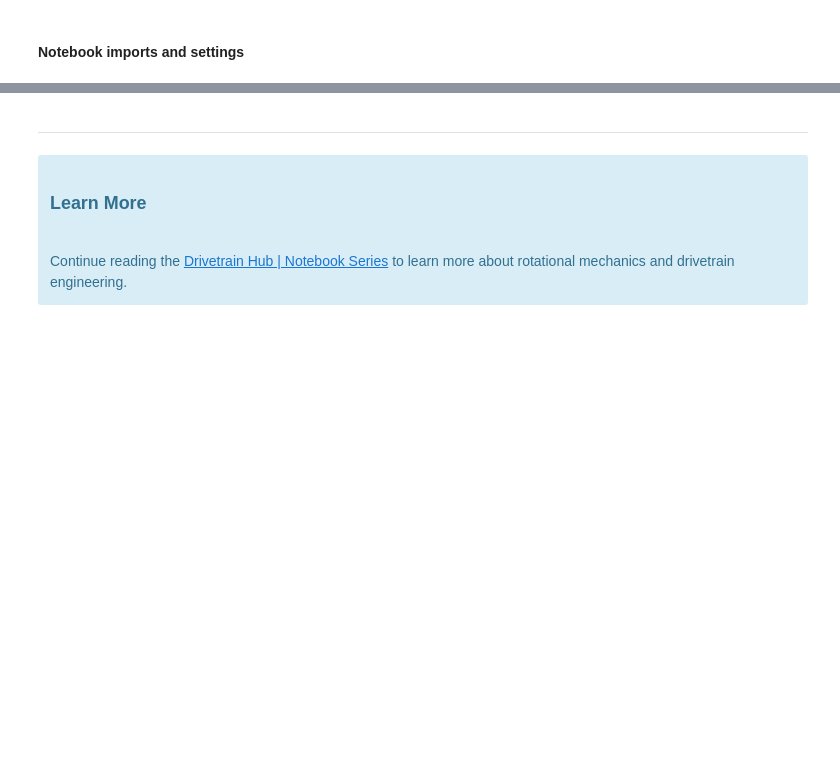
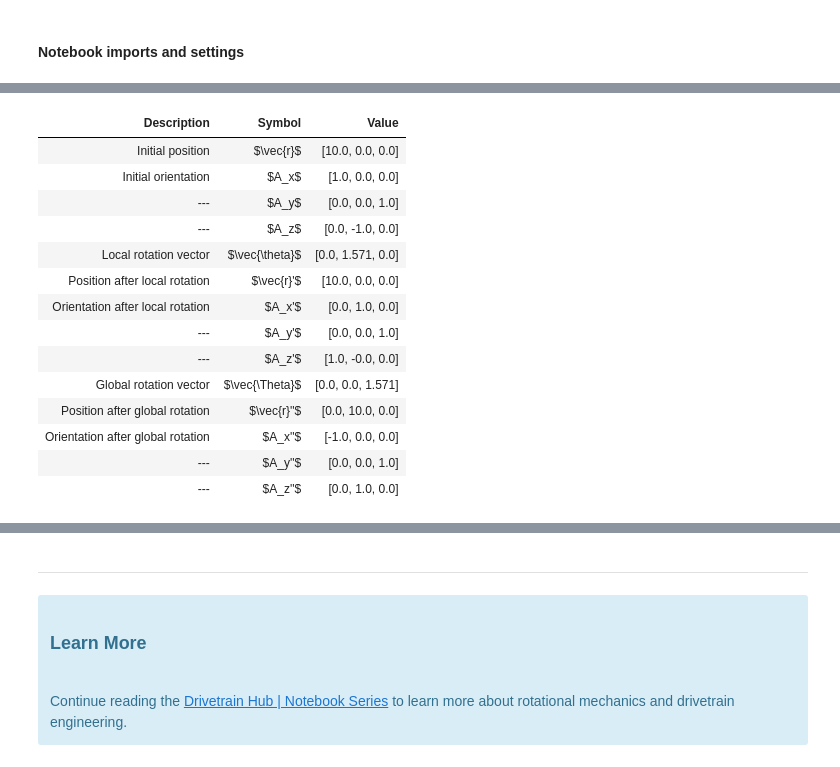
Before and after one commit to drivetrainhub/notebooks-fundamentals, a Jupyter notebook: rotational_mechanics/Chapter 1 - Math Primer.ipynb, the cells around one changed output, grey strips where cells are left out. Saved outputs shown, nothing was run; the diff lists cells and outputs as text; code cells hidden in the pictures; blank space fills up the shorter version.

```diff
--- a/rotational_mechanics/Chapter 1 - Math Primer.ipynb
+++ b/rotational_mechanics/Chapter 1 - Math Primer.ipynb
@@ -267,0 +1180,93 @@ TODO
+# %%
+# GIVEN
+# -----
+# body rotation matrix
+rot = [[1., 0, 0], [0, 0, 1], [0, -1, 0]]  # +pi/2 about x-axis
+
+# body position vector
+pos = [10., 0, 0]
+
+# local rotation vector
+theta_local = [0, pi / 2, 0]
+
+# global rotation vector
+theta_global = [0, 0, pi / 2]
+
+# validation
+rot = np.array(rot)
+if not mp.is_orthogonal(rot):
+    raise ValueError("Rotation matrix defining object orientation must be orthogonal.")
+
+# SOLUTION 1
+# ----------
+# rotate about an axis in local coord sys
+theta_local_magnitude = mp.vector_magnitude(*theta_local)
+rotation_matrix_passive_local = mp.rotation_matrix_about_axis(theta_local_magnitude, theta_local)
+rot_after_local = mp.transform_rotate_axes(rotation_matrix_passive_local, rot)
+pos_after_local = pos
+
+# SOLUTION 2
+# ----------
+# rotate about an axis in global coord sys
+theta_global_magnitude = mp.vector_magnitude(*theta_global)
+rotation_matrix_passive_global = mp.rotation_matrix_about_axis(theta_global_magnitude, theta_global)
+pos_after_global = mp.transform_rotate_vector(rotation_matrix_passive_global, pos_after_local)
+
+# express the rotation vector in the local frame
+theta_global_in_local = mp.transform_vector_in_coord_sys(rot_after_local, theta_global)
+rotation_matrix_passive_global_in_local = mp.rotation_matrix_about_axis(theta_global_magnitude, theta_global_in_local)
+rot_after_global = mp.transform_rotate_axes(rotation_matrix_passive_global_in_local, rot_after_local)
+
+# DISPLAY RESULTS
+# ---------------
+data = [
+    ['Initial position', '$\\vec{r}$', pos],
+    ['Initial orientation', '$A_x$', rot[0]],
+    ['---', '$A_y$', rot[1]],
+    ['---', '$A_z$', rot[2]],
+    ['Local rotation vector', '$\\vec{\\theta}$', theta_local],
+    ['Position after local rotation', "$\\vec{r}'$", pos_after_local],
+    ['Orientation after local rotation', "$A_x'$", rot_after_local[0]],
+    ['---', "$A_y'$", rot_after_local[1]],
+    ['---', "$A_z'$", rot_after_local[2]],
+    ['Global rotation vector', '$\\vec{\\Theta}$', theta_global],
+    ['Position after global rotation', "$\\vec{r}''$", pos_after_global],
+    ['Orientation after global rotation', "$A_x''$", rot_after_global[0]],
+    ['---', "$A_y''$", rot_after_global[1]],
+    ['---', "$A_z''$", rot_after_global[2]],
+]
+cols = ['Description', 'Symbol', 'Value']
+mp.df_display(data, cols, ['Value'], 3)
+
+# given
+print('ORIENTATION INITIALLY')
+print('---------------------')
+print(np.round(rot, 3))
+print()
+
+# after local rotation
+print('ORIENTATION AFTER LOCAL ROTATION')
+print('--------------------------------')
+print(np.round(rot_after_local, 3))
+print()
+
+# after global rotation
+print('ORIENTATION AFTER GLOBAL ROTATION')
+print('---------------------------------')
+print(np.round(rot_after_global, 3))
+# %% [output]
+| Description | Symbol | Value |
+| Initial position | $\vec{r}$ | [10.0, 0.0, 0.0] |
+| Initial orientation | $A_x$ | [1.0, 0.0, 0.0] |
+| --- | $A_y$ | [0.0, 0.0, 1.0] |
+| --- | $A_z$ | [0.0, -1.0, 0.0] |
+| Local rotation vector | $\vec{\theta}$ | [0.0, 1.571, 0.0] |
+| Position after local rotation | $\vec{r}'$ | [10.0, 0.0, 0.0] |
+| Orientation after local rotation | $A_x'$ | [0.0, 1.0, 0.0] |
+| --- | $A_y'$ | [0.0, 0.0, 1.0] |
+| --- | $A_z'$ | [1.0, -0.0, 0.0] |
+| Global rotation vector | $\vec{\Theta}$ | [0.0, 0.0, 1.571] |
+| Position after global rotation | $\vec{r}''$ | [0.0, 10.0, 0.0] |
+| Orientation after global rotation | $A_x''$ | [-1.0, 0.0, 0.0] |
+| --- | $A_y''$ | [0.0, 0.0, 1.0] |
+| --- | $A_z''$ | [0.0, 1.0, 0.0] |
```
Also changed, not shown: parts of 57 cells of this notebook, 28 other files.
